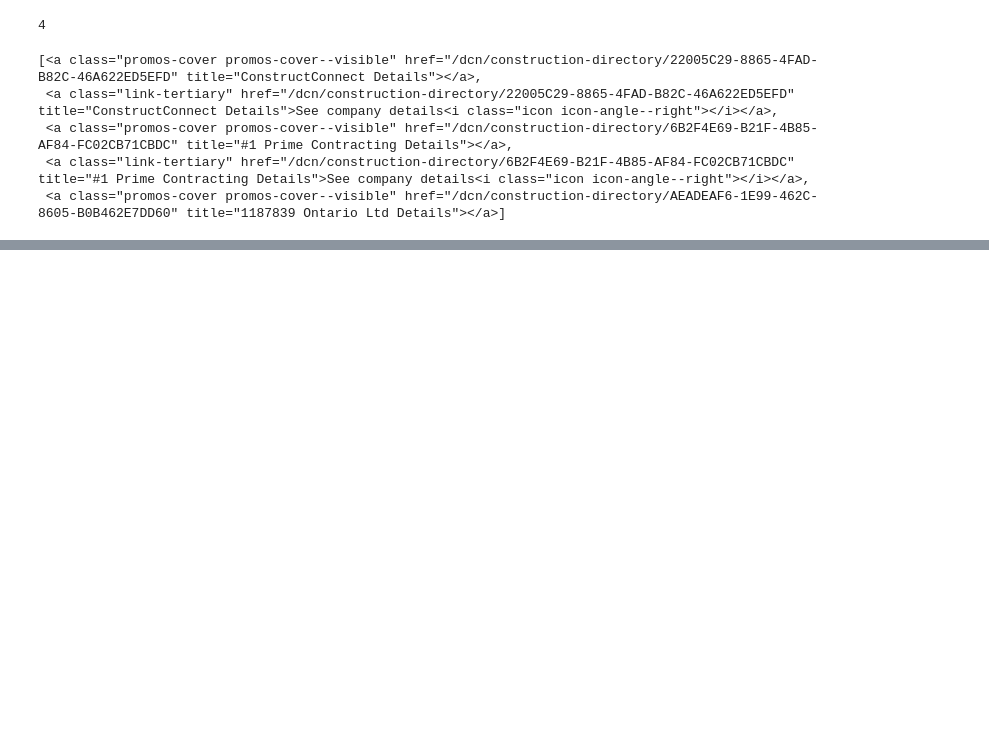
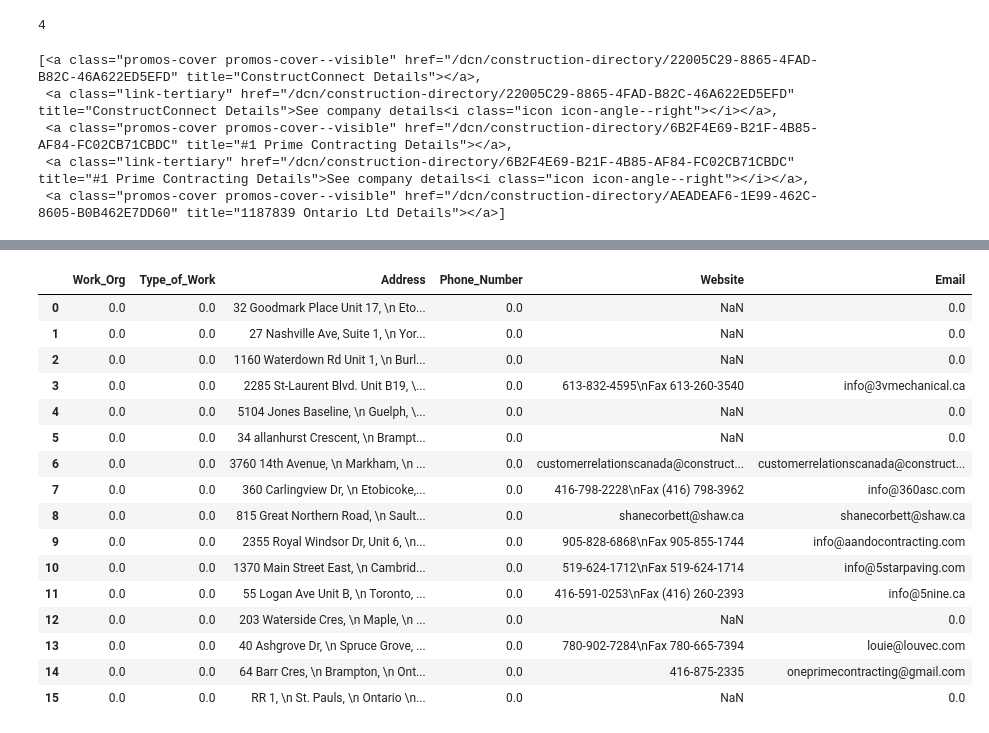
Before and after one commit to djoconnell34/Construction-Companies-Web-Scrape, a Jupyter notebook: first-draft.ipynb, the cells around one changed output, grey strips where cells are left out. Cells and saved outputs as stored; diff of their text form; code cells hidden in the pictures; blank space fills up the shorter version.

```diff
--- a/first-draft.ipynb
+++ b/first-draft.ipynb
@@ -162,0 +172,45 @@ driver.page_source
+# %%
+new_data = data
+new_data = pd.DataFrame(0.0, index=np.arange(len(data)), columns=["Work_Org", "Type_of_Work", "Address", "Phone_Number", "Website", "Email"])
+
+x = len(data)
+for i in range(0,x,1):
+    for j in range(0,6,1):
+
+        # Find Address - the address has multiple \n tags
+        x = len(re.findall('\n', str(data.iloc[i,j])))
+        if x > 1:
+            new_data.iloc[i,2] = data.iloc[i,j]
+
+#         FIX THIS
+#         # Find Website
+#         if '.com' or '.ca' and not '@' in str(data.iloc[i,j]):
+#             new_data.iloc[i,4] = data.iloc[i,j]
+
+        # Find Email - emails have the @ sign
+        if '@' in str(data.iloc[i,j]):
+            new_data.iloc[i,5] = data.iloc[i,j]
+
+
+
+
+new_data
+# new_data.columns = ["Work_Org", "Type_of_Work", "Address", "Phone_Number", "Website", "Email"]
+# %% [output]
+|  | Work_Org | Type_of_Work | Address | Phone_Number | Website | Email |
+| 0 | 0.0 | 0.0 | 32 Goodmark Place Unit 17, \n Eto... | 0.0 | NaN | 0.0 |
+| 1 | 0.0 | 0.0 | 27 Nashville Ave, Suite 1, \n Yor... | 0.0 | NaN | 0.0 |
+| 2 | 0.0 | 0.0 | 1160 Waterdown Rd Unit 1, \n Burl... | 0.0 | NaN | 0.0 |
+| 3 | 0.0 | 0.0 | 2285 St-Laurent Blvd. Unit B19, \... | 0.0 | 613-832-4595\nFax 613-260-3540 | info@3vmechanical.ca |
+| 4 | 0.0 | 0.0 | 5104 Jones Baseline, \n Guelph, \... | 0.0 | NaN | 0.0 |
+| 5 | 0.0 | 0.0 | 34 allanhurst Crescent, \n Brampt... | 0.0 | NaN | 0.0 |
+| 6 | 0.0 | 0.0 | 3760 14th Avenue, \n Markham, \n ... | 0.0 | customerrelationscanada@construct... | customerrelationscanada@construct... |
+| 7 | 0.0 | 0.0 | 360 Carlingview Dr, \n Etobicoke,... | 0.0 | 416-798-2228\nFax (416) 798-3962 | info@360asc.com |
+| 8 | 0.0 | 0.0 | 815 Great Northern Road, \n Sault... | 0.0 | shanecorbett@shaw.ca | shanecorbett@shaw.ca |
+| 9 | 0.0 | 0.0 | 2355 Royal Windsor Dr, Unit 6, \n... | 0.0 | 905-828-6868\nFax 905-855-1744 | info@aandocontracting.com |
+| 10 | 0.0 | 0.0 | 1370 Main Street East, \n Cambrid... | 0.0 | 519-624-1712\nFax 519-624-1714 | info@5starpaving.com |
+| 11 | 0.0 | 0.0 | 55 Logan Ave Unit B, \n Toronto, ... | 0.0 | 416-591-0253\nFax (416) 260-2393 | info@5nine.ca |
+| 12 | 0.0 | 0.0 | 203 Waterside Cres, \n Maple, \n ... | 0.0 | NaN | 0.0 |
+| 13 | 0.0 | 0.0 | 40 Ashgrove Dr, \n Spruce Grove, ... | 0.0 | 780-902-7284\nFax 780-665-7394 | louie@louvec.com |
+| 14 | 0.0 | 0.0 | 64 Barr Cres, \n Brampton, \n Ont... | 0.0 | 416-875-2335 | oneprimecontracting@gmail.com |
+| 15 | 0.0 | 0.0 | RR 1, \n St. Pauls, \n Ontario \n... | 0.0 | NaN | 0.0 |
```
Also changed, not shown: parts of 17 cells of this notebook.
